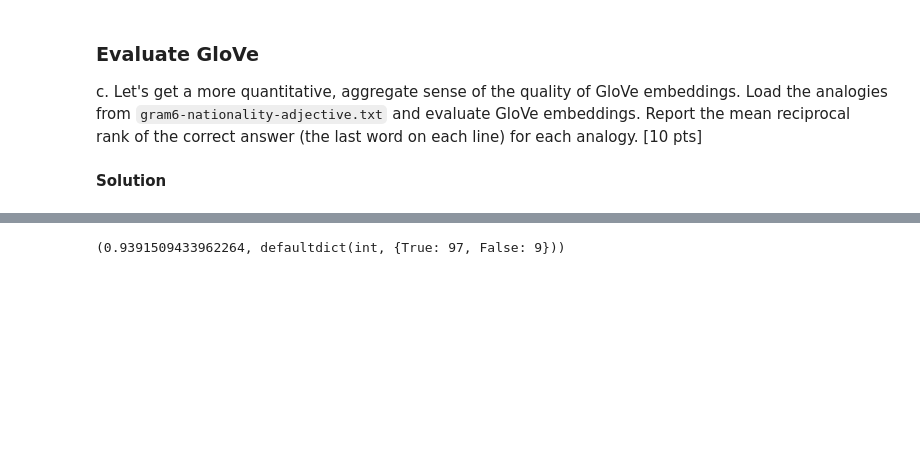
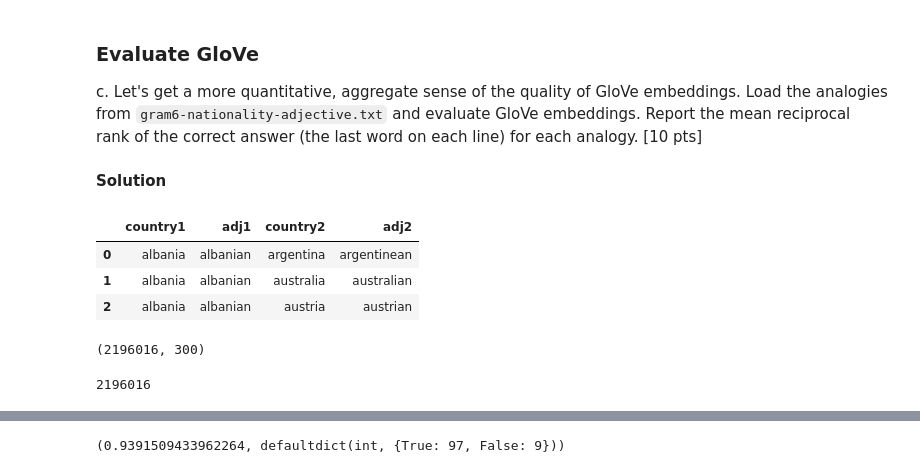
Before and after one commit to adcengiz/nlu, a Jupyter notebook: assignments/assignment1/submission.ipynb, the cells around one changed output, grey strips where cells are left out. Cells and saved outputs as stored; diff of their text form; code cells hidden in the pictures; blank space fills up the shorter version.

```diff
--- a/assignments/assignment1/submission.ipynb
+++ b/assignments/assignment1/submission.ipynb
@@ -742,3 +745,27 @@ token
 c. Let's get a more quantitative, aggregate sense of the quality of GloVe embeddings. Load the analogies from `gram6-nationality-adjective.txt` and evaluate GloVe embeddings. Report the mean reciprocal rank of the correct answer (the last word on each line) for each analogy. [10 pts]
 # %% [markdown]
 __Solution__
+# %%
+def load_analogies(fname):
+    f = open(fname,"r")
+    analogies = {}
+    c = 0
+    for line in f:
+        s = line.replace("\n","").split(" ")
+        analogies[c] = [s[0], s[1], s[2], s[3]]
+        c += 1
+    return pd.DataFrame(analogies).T
+# %%
+analogy_df = pd.DataFrame(load_analogies("data/gram6-nationality-adjective.txt"))
+analogy_df.columns = ["country1", "adj1", "country2", "adj2"]
+# %%
+analogy_df.head(3)
+# %% [output]
+|  | country1 | adj1 | country2 | adj2 |
+| 0 | albania | albanian | argentina | argentinean |
+| 1 | albania | albanian | australia | australian |
+| 2 | albania | albanian | austria | austrian |
+# %%
+gloveMat.shape
+# %% [output]
+(2196016, 300)
@@ -745 +774,5 @@ __Solution__
+# %%
+len(norm_glove)
+# %% [output]
+2196016
 # %%
```
Also changed, not shown: parts of 76 cells of this notebook.
